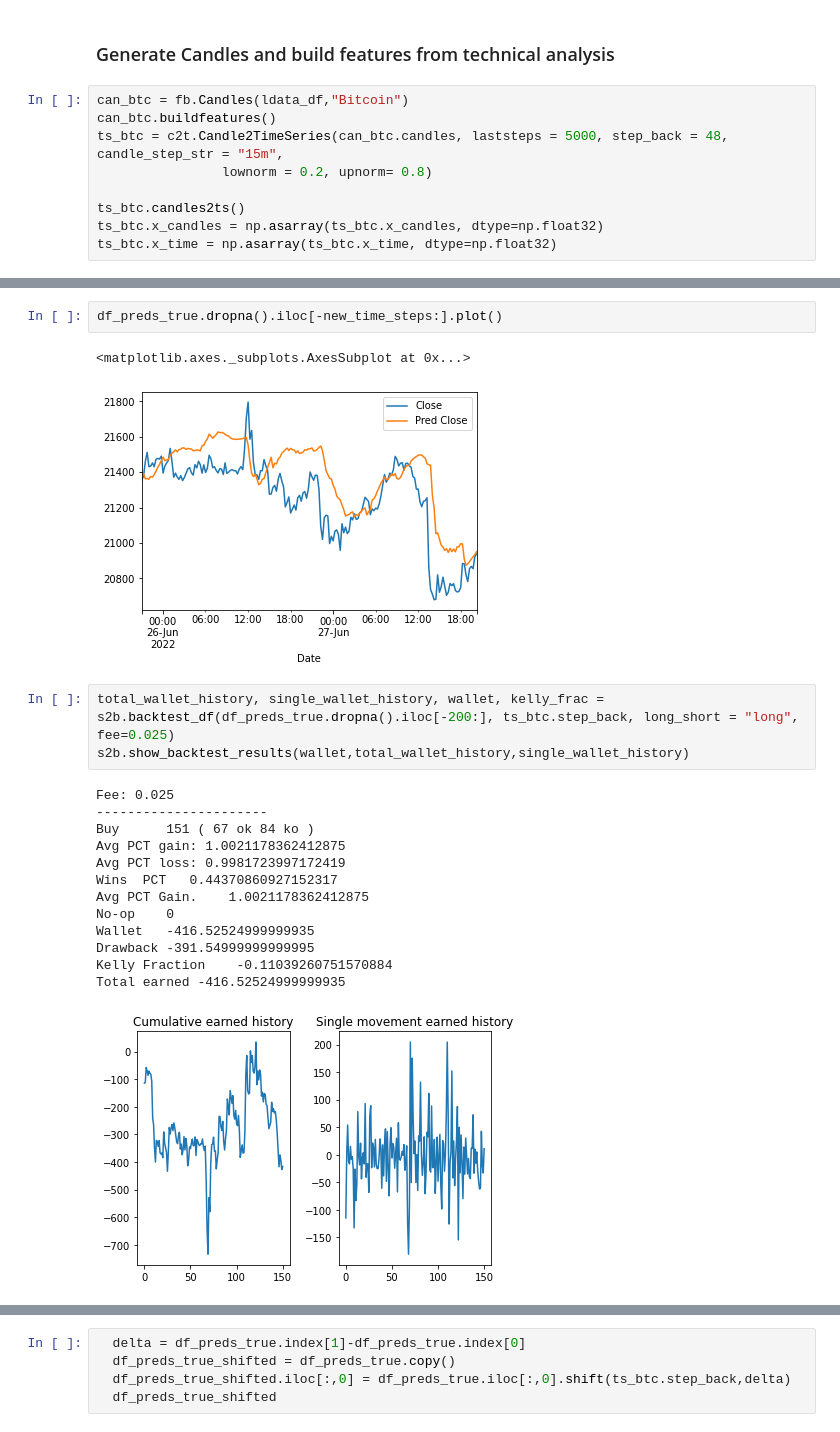
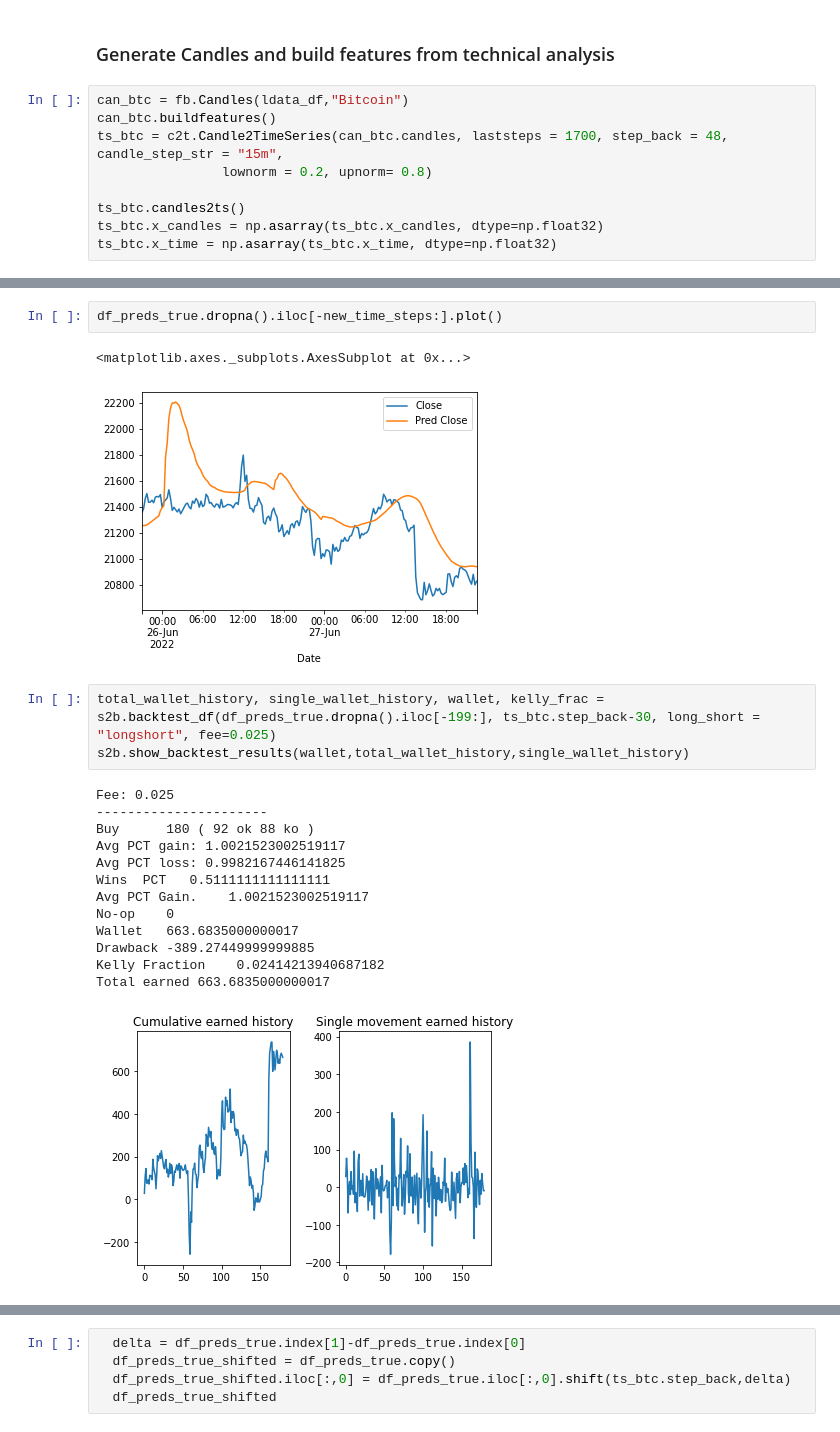
Before and after one commit to gabriele16/sats4u, a Jupyter notebook: colab/LSTM-CNN-BitCoin-Test-Trade.ipynb, the cells around one changed output, grey strips where cells are left out. Cells and saved outputs as stored; diff of their text form.

```diff
--- a/colab/LSTM-CNN-BitCoin-Test-Trade.ipynb
+++ b/colab/LSTM-CNN-BitCoin-Test-Trade.ipynb
@@ -74,7 +96,7 @@ crypto.binance_client
 # %%
 can_btc = fb.Candles(ldata_df,"Bitcoin")
 can_btc.buildfeatures()
-ts_btc = c2t.Candle2TimeSeries(can_btc.candles, laststeps = 5000, step_back = 48, candle_step_str = "15m",
+ts_btc = c2t.Candle2TimeSeries(can_btc.candles, laststeps = 1700, step_back = 48, candle_step_str = "15m",
                 lownorm = 0.2, upnorm= 0.8)
 
 ts_btc.candles2ts()
@@ -132,24 +156,24 @@ df_preds_true.dropna()
 df_preds_true.dropna().iloc[-new_time_steps:].plot()
 # %% [output]
 <matplotlib.axes._subplots.AxesSubplot at 0x...>
-[figure, old version]
+[figure, new version]
 # %%
-total_wallet_history, single_wallet_history, wallet, kelly_frac = s2b.backtest_df(df_preds_true.dropna().iloc[-200:], ts_btc.step_back, long_short = "long", fee=0.025)
+total_wallet_history, single_wallet_history, wallet, kelly_frac = s2b.backtest_df(df_preds_true.dropna().iloc[-199:], ts_btc.step_back-30, long_short = "longshort", fee=0.025)
 s2b.show_backtest_results(wallet,total_wallet_history,single_wallet_history)
 # %% [output]
 Fee: 0.025
 ----------------------
-Buy      151 ( 67 ok 84 ko )
-Avg PCT gain: 1.0021178362412875
-Avg PCT loss: 0.9981723997172419
-Wins  PCT   0.44370860927152317
-Avg PCT Gain.    1.0021178362412875
+Buy      180 ( 92 ok 88 ko )
+Avg PCT gain: 1.0021523002519117
+Avg PCT loss: 0.9982167446141825
+Wins  PCT   0.5111111111111111
+Avg PCT Gain.    1.0021523002519117
 No-op    0
-Wallet   -416.52524999999935
-Drawback -391.54999999999995
-Kelly Fraction    -0.11039260751570884
-Total earned -416.52524999999935
+Wallet   663.6835000000017
+Drawback -389.27449999999885
+Kelly Fraction    0.02414213940687182
+Total earned 663.6835000000017
-[figure, old version]
+[figure, new version]
 # %%
 investment = 100.
 conservative_kelly = kelly_frac*.5
```
Also changed, not shown: parts of 10 cells of this notebook.
